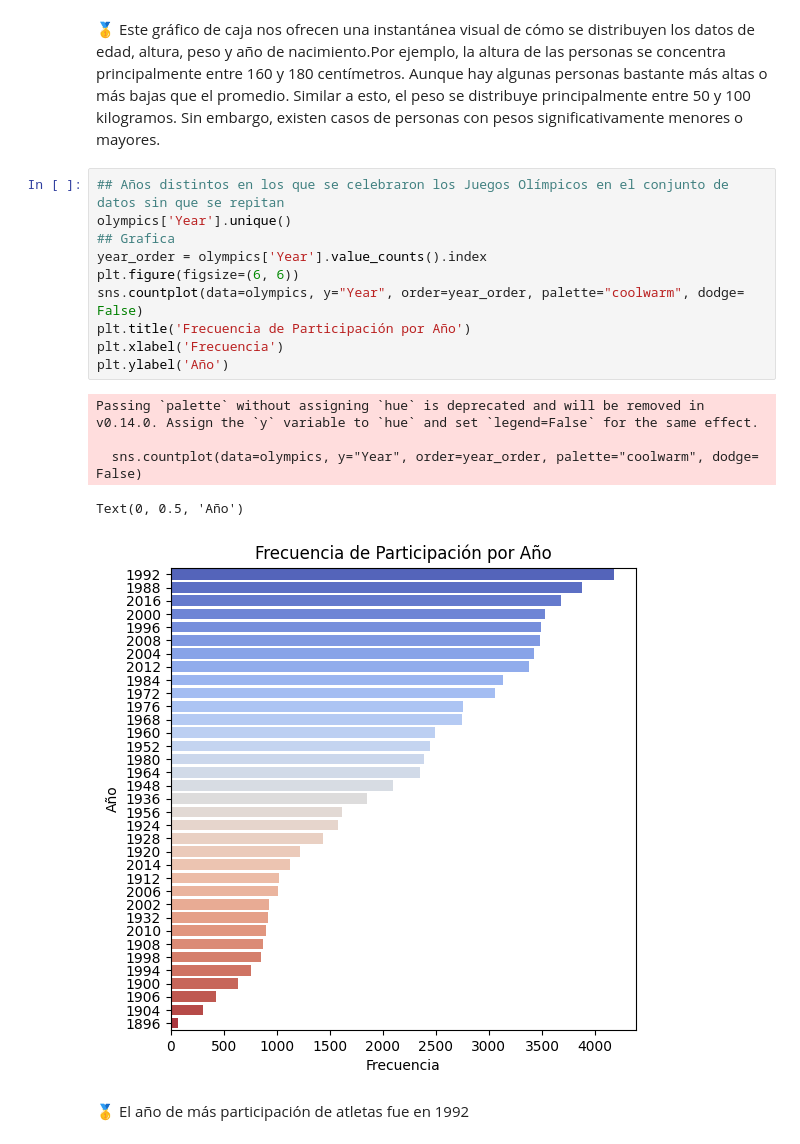
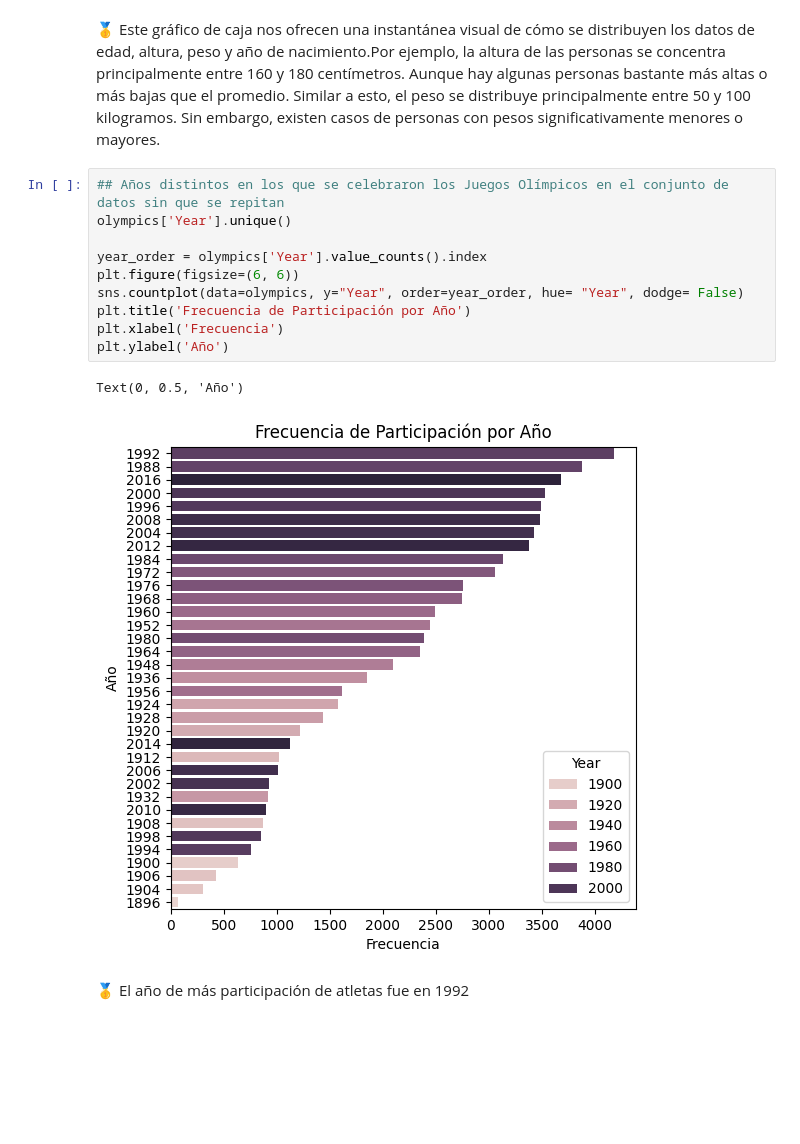
Before and after one commit to manuelaboterobuitrago/Olympics-EDA, a Jupyter notebook: Olympics.ipynb, the cells around one changed output. Drawn from its saved outputs; the diff is of its cells as text; blank space fills up the shorter version.

```diff
--- a/Olympics.ipynb
+++ b/Olympics.ipynb
@@ -246,19 +243,16 @@ dtype: object
 # %%
 ## Años distintos en los que se celebraron los Juegos Olímpicos en el conjunto de datos sin que se repitan
 olympics['Year'].unique()
-## Grafica
+
 year_order = olympics['Year'].value_counts().index
 plt.figure(figsize=(6, 6))
-sns.countplot(data=olympics, y="Year", order=year_order, palette="coolwarm", dodge= False)
+sns.countplot(data=olympics, y="Year", order=year_order, hue= "Year", dodge= False)
 plt.title('Frecuencia de Participación por Año')
 plt.xlabel('Frecuencia')
 plt.ylabel('Año')
 # %% [output]
-Passing `palette` without assigning `hue` is deprecated and will be removed in v0.14.0. Assign the `y` variable to `hue` and set `legend=False` for the same effect.
-
-  sns.countplot(data=olympics, y="Year", order=year_order, palette="coolwarm", dodge= False)
+Text(0, 0.5, 'Año')
-Text(0, 0.5, 'Año')
-[figure, old version]
+[figure, new version]
 # %% [markdown]
 🥇 El año de más participación de atletas fue en 1992
 # %%
```
Also changed, not shown: parts of 1 cell of this notebook.
